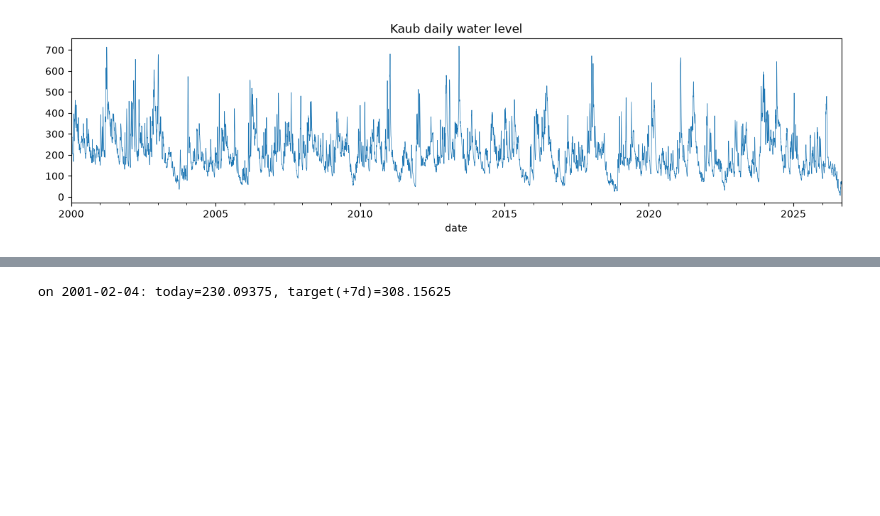
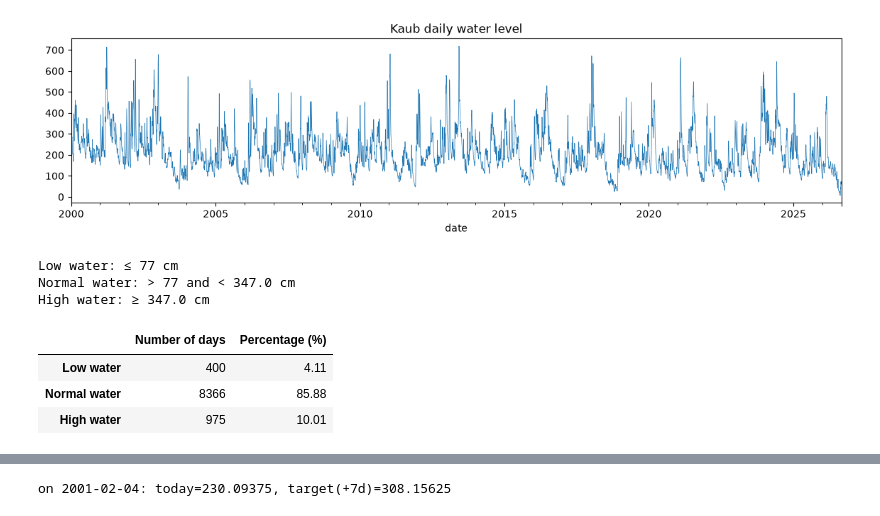
Before and after one commit to PrithviHe/Rhine-cargo-advisor, a Jupyter notebook: notebooks/03_baseline_model.ipynb, the cells around one changed output, grey strips where cells are left out. Cells and saved outputs as stored; diff of their text form; code cells hidden in the pictures; blank space fills up the shorter version.

```diff
--- a/notebooks/03_baseline_model.ipynb
+++ b/notebooks/03_baseline_model.ipynb
@@ -48,3 +48,34 @@ dtype: object
 2000-01-01 → 2026-09-01  (9741 days)
 missing days: 0
 [figure]
+# %%
+#water level condition
+levels = s.dropna()
+
+low_threshold = 77
+high_threshold = levels.quantile(0.90)
+
+counts = pd.Series({
+    "Low water": (levels <= low_threshold).sum(),
+    "Normal water": (
+        (levels > low_threshold) & (levels < high_threshold)
+    ).sum(),
+    "High water": (levels >= high_threshold).sum()
+})
+
+summary = counts.rename("Number of days").to_frame()
+summary["Percentage (%)"] = (counts / len(levels) * 100).round(2)
+
+print(f"Low water: ≤ {low_threshold} cm")
+print(f"Normal water: > {low_threshold} and < {high_threshold:.1f} cm")
+print(f"High water: ≥ {high_threshold:.1f} cm")
+
+display(summary)
+# %% [output]
+Low water: ≤ 77 cm
+Normal water: > 77 and < 347.0 cm
+High water: ≥ 347.0 cm
+|  | Number of days | Percentage (%) |
+| Low water | 400 | 4.11 |
+| Normal water | 8366 | 85.88 |
+| High water | 975 | 10.01 |
```
Also changed, not shown: parts of 1 cell of this notebook, 13 other files.
